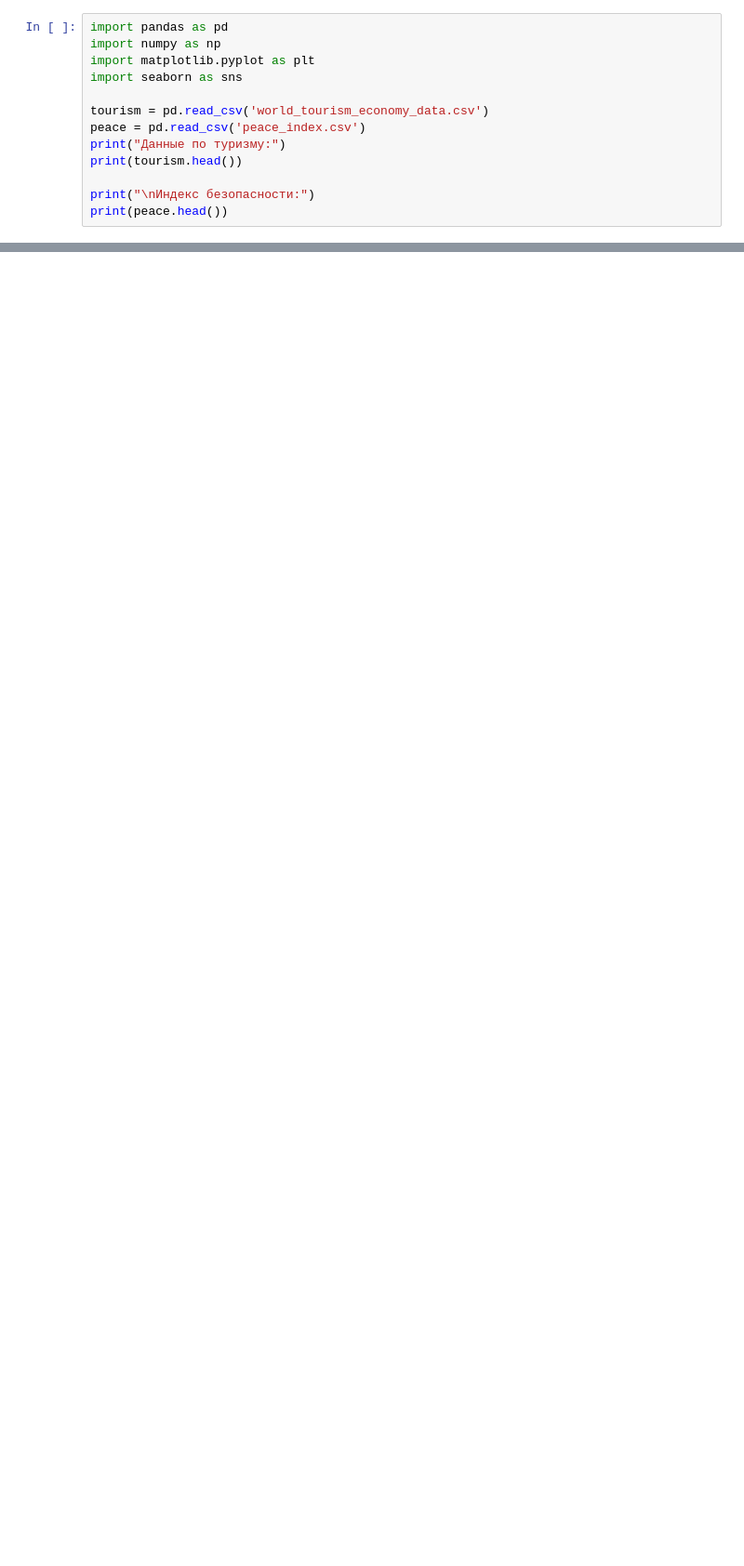
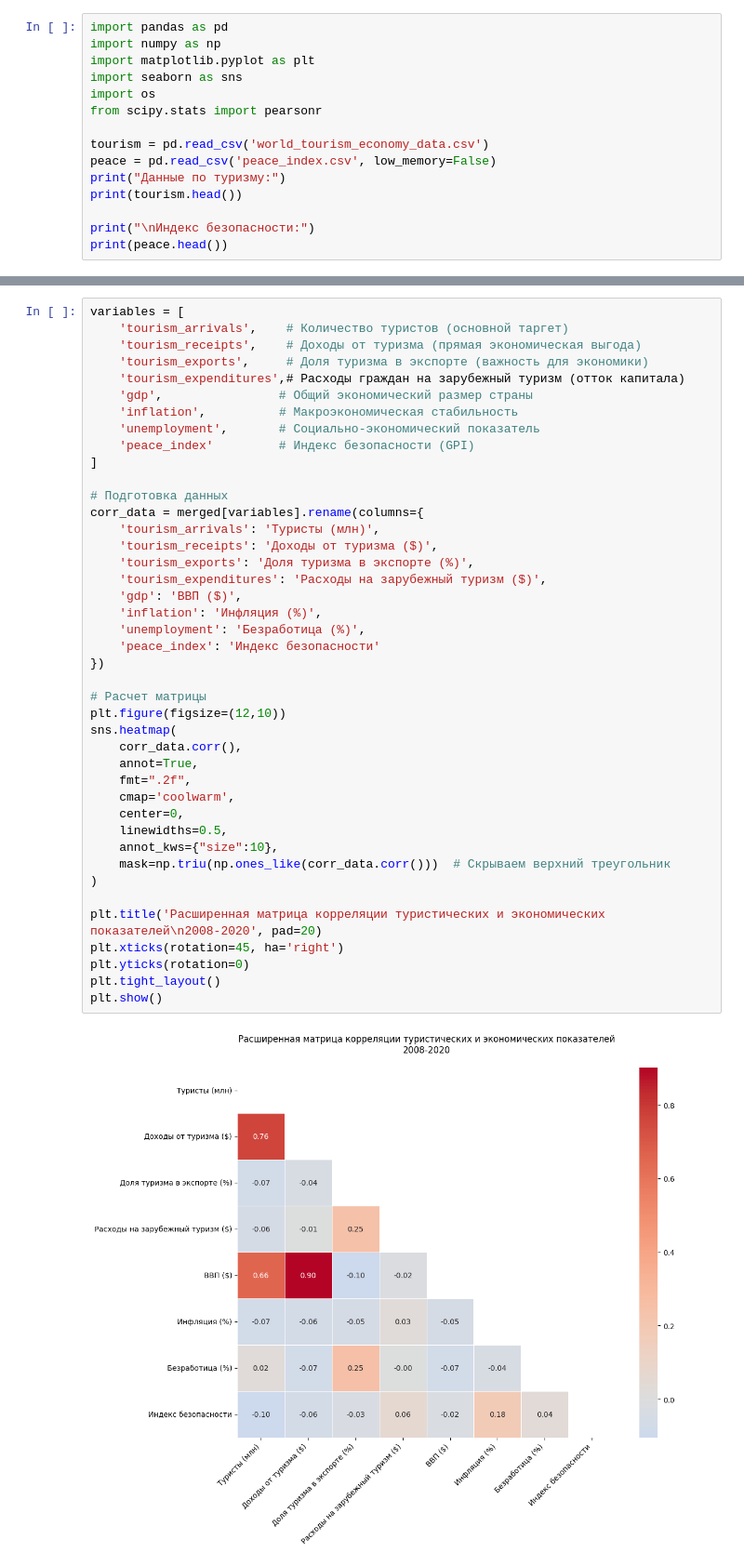
Before and after one commit to Khaymonenko/StatPrak, a Jupyter notebook: Проект номер 2/project.ipynb, the cells around one changed output, grey strips where cells are left out. Shown: that part at 93% size. Saved outputs shown, nothing was run; the diff lists cells and outputs as text; blank space fills up the shorter version.

```diff
--- a/Проект номер 2/project.ipynb
+++ b/Проект номер 2/project.ipynb
@@ -23,9 +3,11 @@ import pandas as pd
 import numpy as np
 import matplotlib.pyplot as plt
 import seaborn as sns
+import os
+from scipy.stats import pearsonr
 
 tourism = pd.read_csv('world_tourism_economy_data.csv')
-peace = pd.read_csv('peace_index.csv')
+peace = pd.read_csv('peace_index.csv', low_memory=False)
 print("Данные по туризму:")
 print(tourism.head())
 
@@ -100,0 +171,44 @@ KeyError: 'Country;'
+# %%
+variables = [
+    'tourism_arrivals',    # Количество туристов (основной таргет)
+    'tourism_receipts',    # Доходы от туризма (прямая экономическая выгода)
+    'tourism_exports',     # Доля туризма в экспорте (важность для экономики)
+    'tourism_expenditures',# Расходы граждан на зарубежный туризм (отток капитала)
+    'gdp',                # Общий экономический размер страны
+    'inflation',          # Макроэкономическая стабильность
+    'unemployment',       # Социально-экономический показатель
+    'peace_index'         # Индекс безопасности (GPI)
+]
+
+# Подготовка данных
+corr_data = merged[variables].rename(columns={
+    'tourism_arrivals': 'Туристы (млн)',
+    'tourism_receipts': 'Доходы от туризма ($)',
+    'tourism_exports': 'Доля туризма в экспорте (%)',
+    'tourism_expenditures': 'Расходы на зарубежный туризм ($)',
+    'gdp': 'ВВП ($)',
+    'inflation': 'Инфляция (%)',
+    'unemployment': 'Безработица (%)',
+    'peace_index': 'Индекс безопасности'
+})
+
+# Расчет матрицы
+plt.figure(figsize=(12,10))
+sns.heatmap(
+    corr_data.corr(),
+    annot=True,
+    fmt=".2f",
+    cmap='coolwarm',
+    center=0,
+    linewidths=0.5,
+    annot_kws={"size":10},
+    mask=np.triu(np.ones_like(corr_data.corr()))  # Скрываем верхний треугольник
+)
+
+plt.title('Расширенная матрица корреляции туристических и экономических показателей\n2008-2020', pad=20)
+plt.xticks(rotation=45, ha='right')
+plt.yticks(rotation=0)
+plt.tight_layout()
+plt.show()
+# %% [output]
+[figure, added]
```
Also changed, not shown: parts of 14 cells of this notebook.
